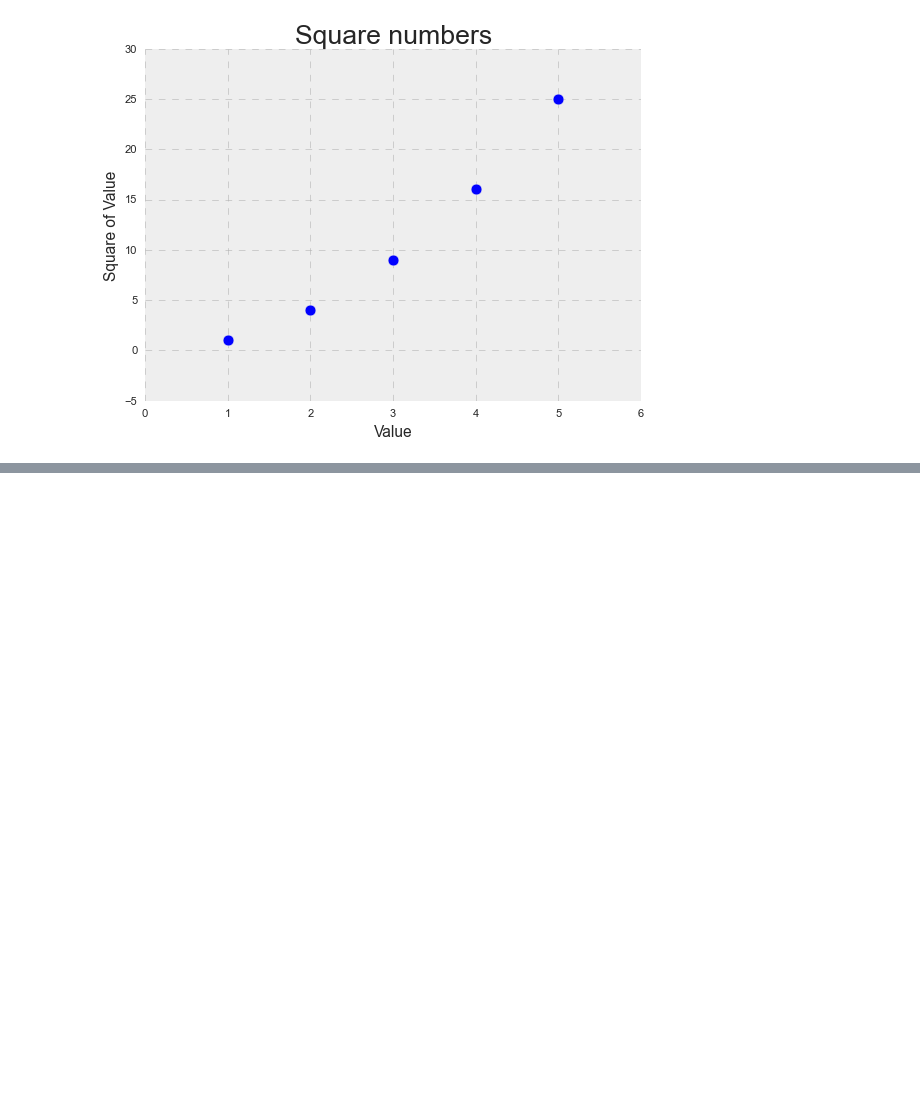
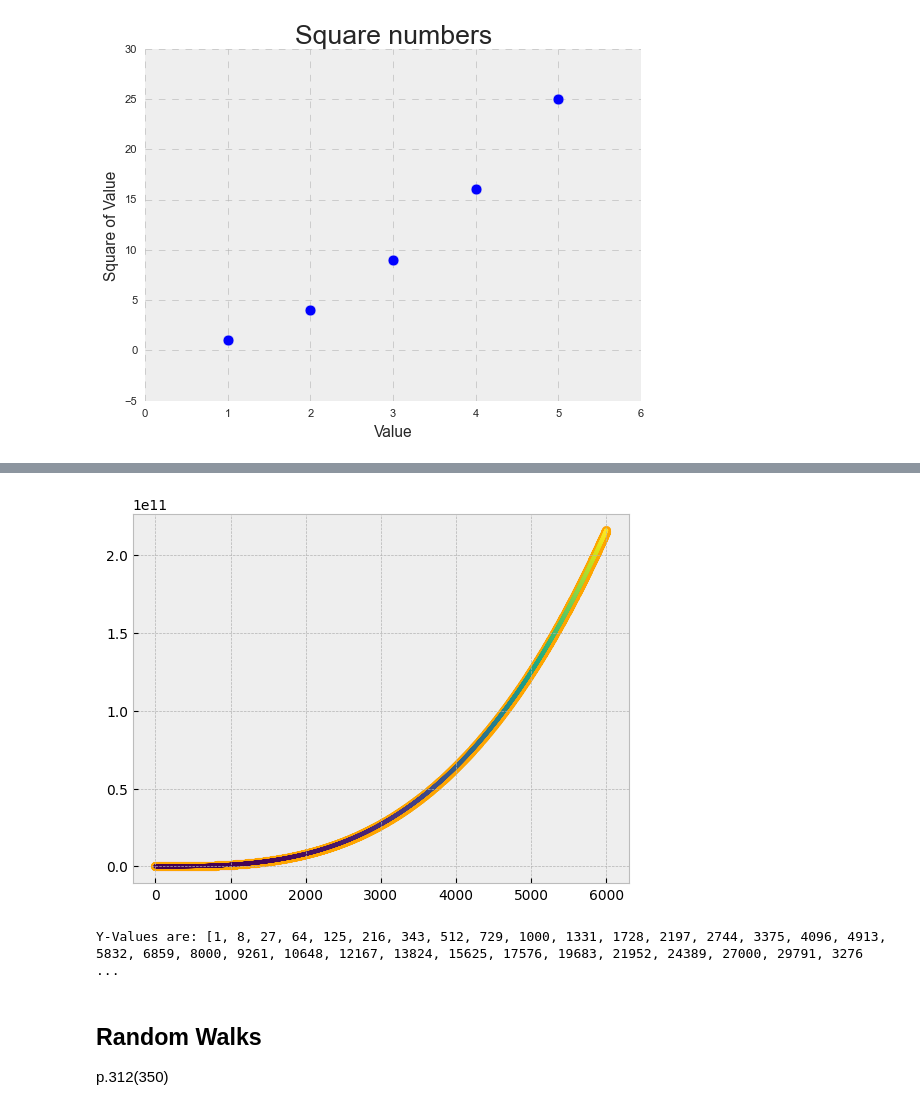
Before and after one commit to almanzanas/DataAnalystsJourney, a Jupyter notebook: data_visualization/generating_data.ipynb, the cells around one changed output, grey strips where cells are left out. Saved outputs shown, nothing was run; the diff lists cells and outputs as text; code cells hidden in the pictures; blank space fills up the shorter version.

```diff
--- a/data_visualization/generating_data.ipynb
+++ b/data_visualization/generating_data.ipynb
@@ -124,0 +186,22 @@ p.308(346)
+# %%
+import matplotlib.pyplot as plt
+
+x_val = range(1,6000)
+y_val = [x**3 for x in x_val]
+yp_val = [x**3 for x in x_val]
+
+plt.style.use("bmh")
+fig, ax = plt.subplots()
+ax.scatter(x_val, y_val, color="orange")
+
+ax.scatter(x_val, yp_val, c=yp_val, cmap=plt.cm.viridis, s=5)
+
+plt.show()
+print(f"Y-Values are: {y_val}")
+# %% [output]
+[figure, added]
+Y-Values are: [1, 8, 27, 64, 125, 216, 343, 512, 729, 1000, 1331, 1728, 2197, 2744, 3375, 4096, 4913, 5832, 6859, 8000, 9261, 10648, 12167, 13824, 15625, 17576, 19683, 21952, 24389, 27000, 29791, 3276 ...
+# %% [markdown]
+## Random Walks
+
+p.312(350)
```
Also changed, not shown: parts of 5 cells of this notebook.
